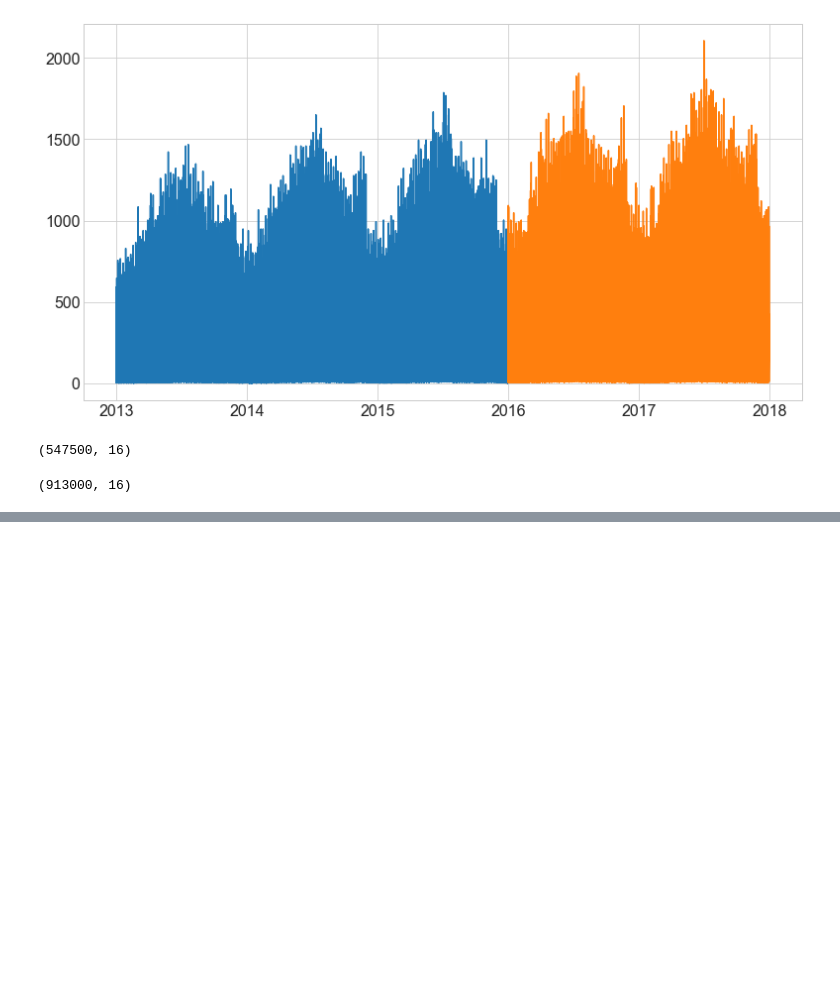
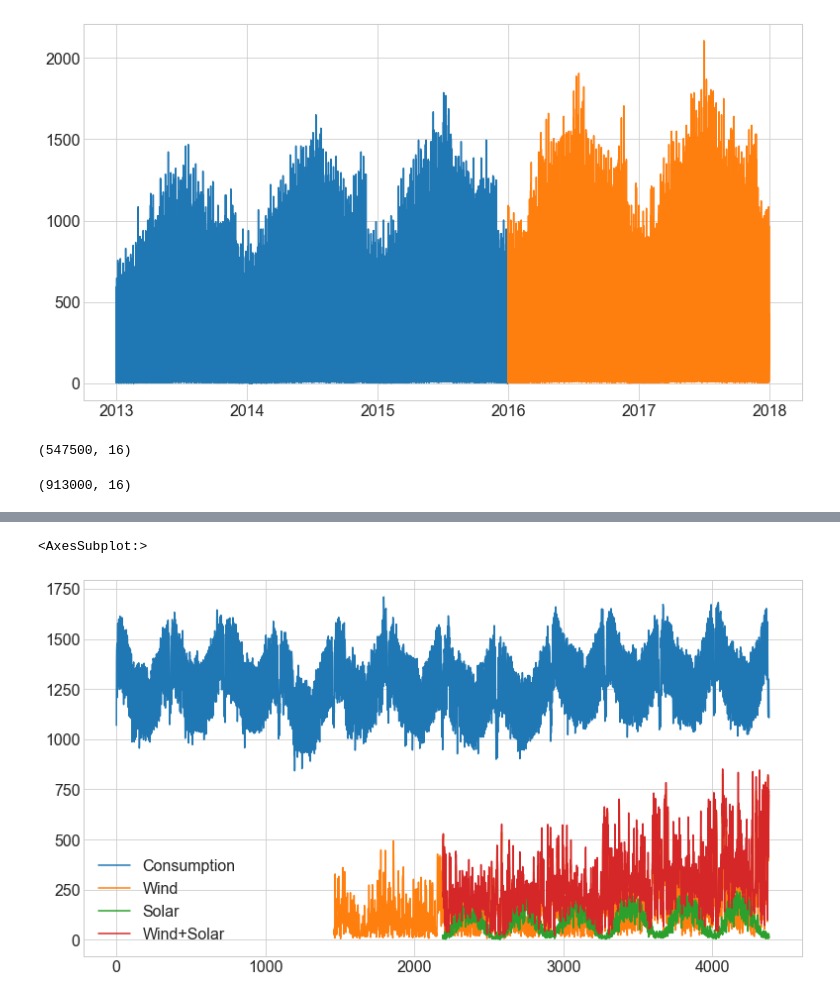
Before and after one commit to Naomi-SB/time_series, a Jupyter notebook: explore.ipynb, the cells around one changed output, grey strips where cells are left out. Saved outputs shown, nothing was run; the diff lists cells and outputs as text; code cells hidden in the pictures; blank space fills up the shorter version.

```diff
--- a/explore.ipynb
+++ b/explore.ipynb
@@ -87,0 +175,2 @@ df.shape
+# %%
+ops_df = a.get_opsd_data()
@@ -87,0 +186,5 @@ df.shape
+# %%
+ops_df.plot()
+# %% [output]
+<AxesSubplot:>
+[figure, added]
```
Also changed, not shown: parts of 29 cells of this notebook.
